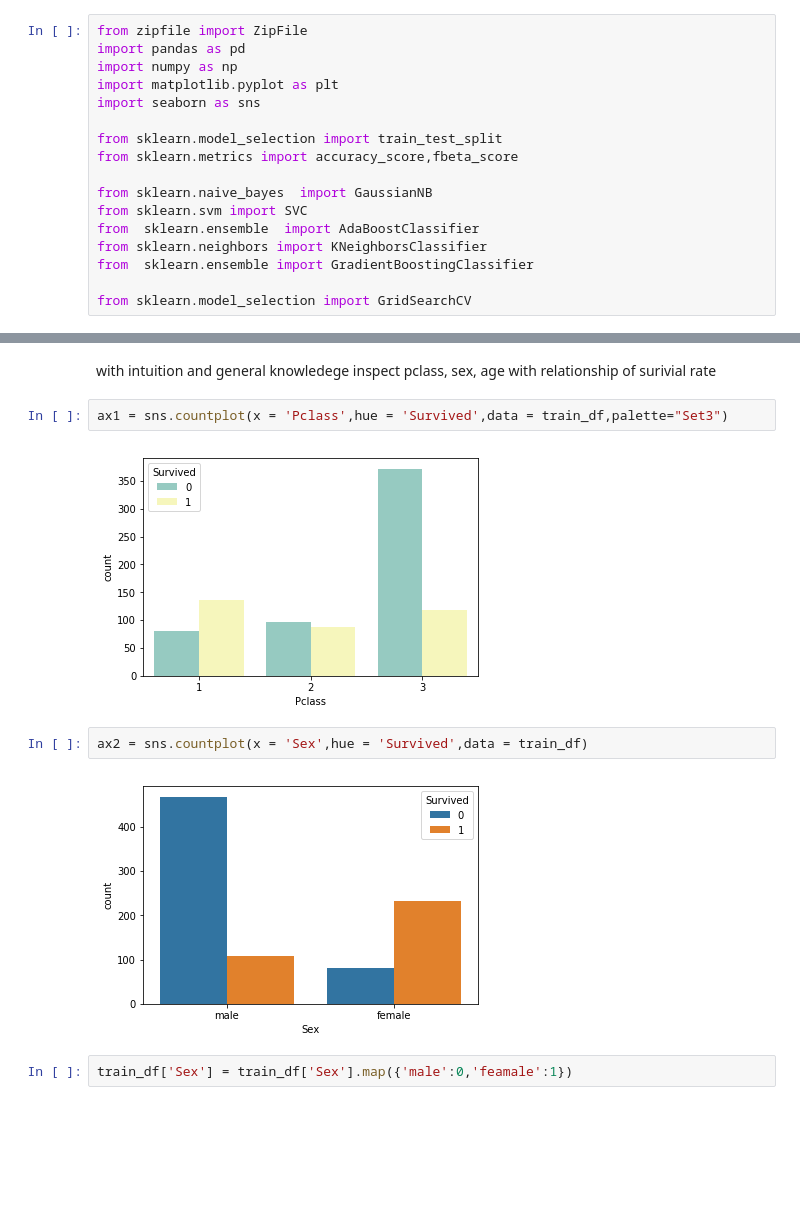
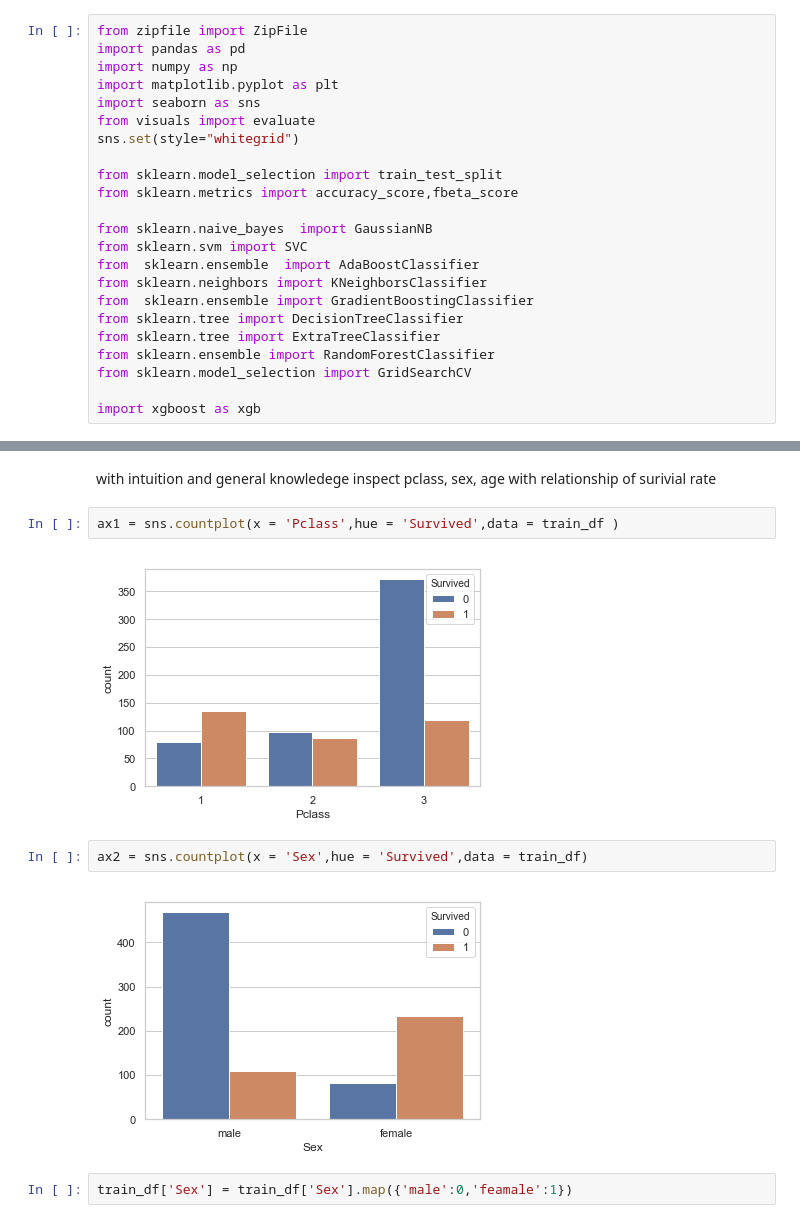
Before and after one commit to RayFromUiS/kaggle_titanic, a Jupyter notebook: kaggle_titanic.ipynb, the cells around one changed output, grey strips where cells are left out. Drawn from its saved outputs; the diff is of its cells as text; blank space fills up the shorter version.

```diff
--- a/kaggle_titanic.ipynb
+++ b/kaggle_titanic.ipynb
@@ -8,6 +8,8 @@ import pandas as pd
 import numpy as np
 import matplotlib.pyplot as plt
 import seaborn as sns
+from visuals import evaluate
+sns.set(style="whitegrid")
 
 from sklearn.model_selection import train_test_split
 from sklearn.metrics import accuracy_score,fbeta_score
@@ -17,8 +19,12 @@ from sklearn.svm import SVC
 from  sklearn.ensemble  import AdaBoostClassifier
 from sklearn.neighbors import KNeighborsClassifier
 from  sklearn.ensemble import GradientBoostingClassifier
+from sklearn.tree import DecisionTreeClassifier
+from sklearn.tree import ExtraTreeClassifier
+from sklearn.ensemble import RandomForestClassifier
+from sklearn.model_selection import GridSearchCV
 
-from sklearn.model_selection import GridSearchCV
+import xgboost as xgb
 # %% [markdown]
 ## load data
 # %%
@@ -59,12 +65,12 @@ memory usage: 83.6+ KB
 # %% [markdown]
  with intuition and general knowledege inspect pclass, sex, age with relationship of surivial rate
 # %%
-ax1 = sns.countplot(x = 'Pclass',hue = 'Survived',data = train_df,palette="Set3")
+ax1 = sns.countplot(x = 'Pclass',hue = 'Survived',data = train_df )
 # %% [output]
-[figure, old version]
+[figure, new version]
 # %%
 ax2 = sns.countplot(x = 'Sex',hue = 'Survived',data = train_df)
 # %% [output]
-[figure, old version]
+[figure, new version]
 # %%
 train_df['Sex'] = train_df['Sex'].map({'male':0,'feamale':1})
```
Also changed, not shown: parts of 31 cells of this notebook, 2 other files.
